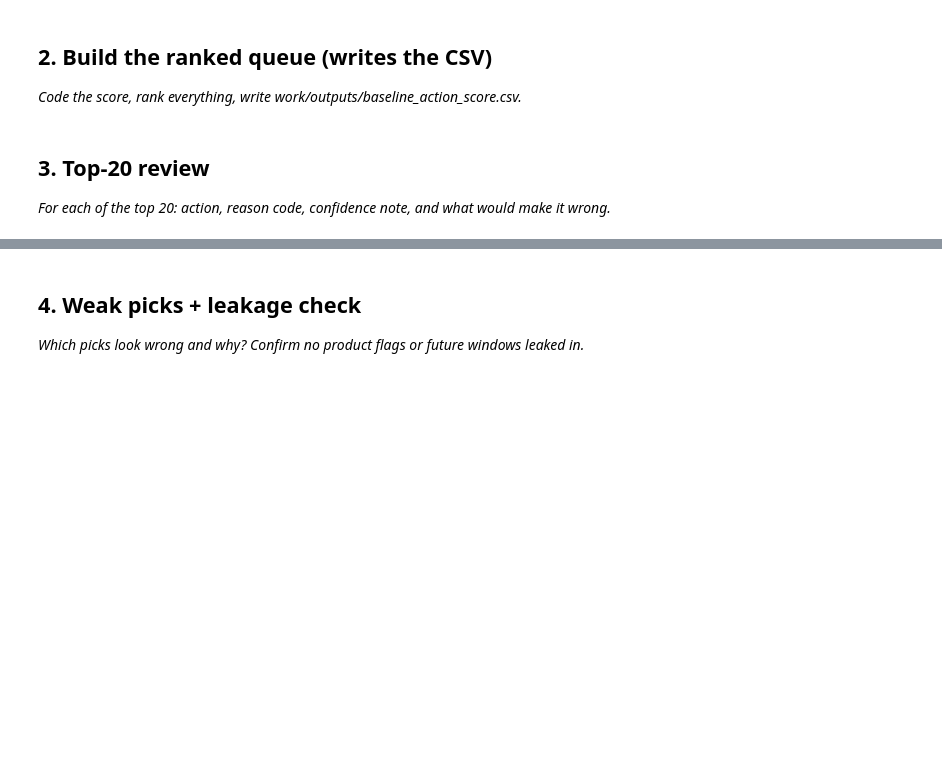
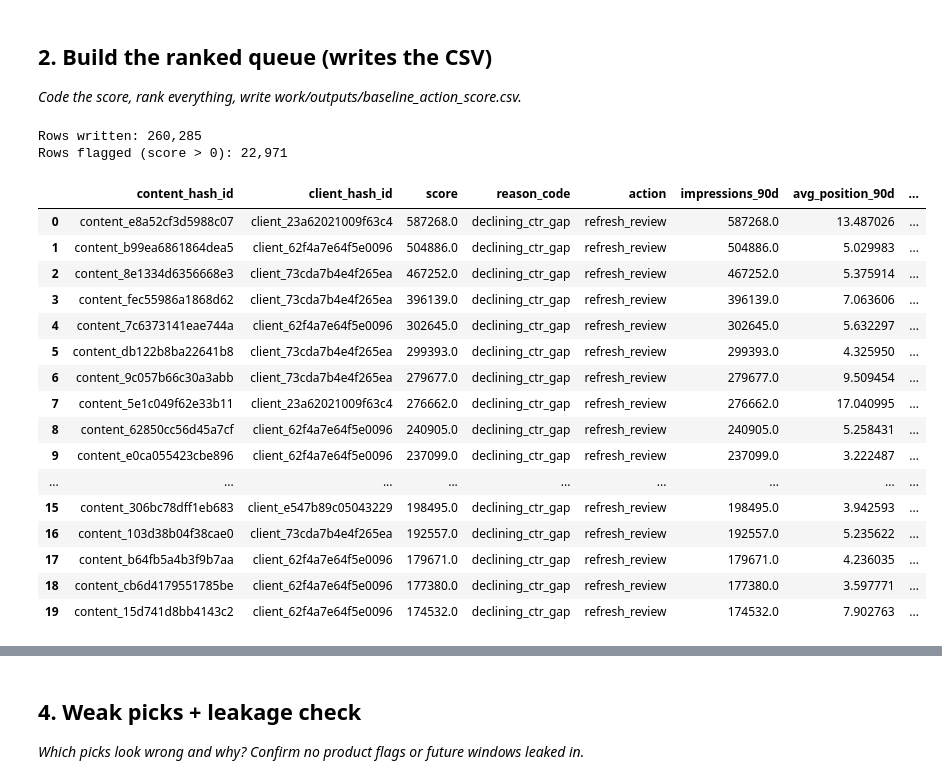
Before and after one commit to MissNaliaka/SEO-Content-Opportunity-Scoring, a Jupyter notebook: work/notebooks/w04_baseline_score.ipynb, the cells around one changed output, grey strips where cells are left out. Saved outputs shown, nothing was run; the diff lists cells and outputs as text; code cells hidden in the pictures; blank space fills up the shorter version.

```diff
--- a/work/notebooks/w04_baseline_score.ipynb
+++ b/work/notebooks/w04_baseline_score.ipynb
@@ -33,7 +124,51 @@ Thresholds, and why: `impressions_90d >= 500` (visibility floor — matches FlyR
 ## 2. Build the ranked queue (writes the CSV)
 
 *Code the score, rank everything, write work/outputs/baseline_action_score.csv.*
-# %% [markdown]
-## 3. Top-20 review
-
-*For each of the top 20: action, reason code, confidence note, and what would make it wrong.*
+# %%
+import os
+import numpy as np
+
+visible = feature_df["impressions_90d"] >= 500
+position_ok = (feature_df["avg_position_90d"] > 0) & (feature_df["avg_position_90d"] <= 20)
+ctr_low = feature_df["ctr"] < 0.4
+declining = feature_df["is_declining"] == 1
+
+flag = visible & position_ok & ctr_low & declining
+
+feature_df["score"] = np.where(flag, feature_df["impressions_90d"], 0)
+feature_df["reason_code"] = np.where(flag, "declining_ctr_gap", "not_flagged")
+feature_df["action"] = np.where(flag, "refresh_review", "monitor")
+
+queue_cols = [
+    "content_hash_id", "client_hash_id", "score", "reason_code", "action",
+    "impressions_90d", "avg_position_90d", "ctr", "imp_early", "imp_late",
+    "content_type", "main_intent",
+]
+ranked = feature_df.sort_values("score", ascending=False).reset_index(drop=True)[queue_cols]
+
+os.makedirs("../outputs", exist_ok=True)
+ranked.to_csv("../outputs/baseline_action_score_warehouse.csv", index=False)
+
+print(f"Rows written: {len(ranked):,}")
+print(f"Rows flagged (score > 0): {(ranked['score'] > 0).sum():,}")
+ranked.head(20)
+# %% [output]
+Rows written: 260,285
+Rows flagged (score > 0): 22,971
+|  | content_hash_id | client_hash_id | score | reason_code | action | impressions_90d | avg_position_90d | ... |
+| 0 | content_e8a52cf3d5988c07 | client_23a62021009f63c4 | 587268.0 | declining_ctr_gap | refresh_review | 587268.0 | 13.487026 | ... |
+| 1 | content_b99ea6861864dea5 | client_62f4a7e64f5e0096 | 504886.0 | declining_ctr_gap | refresh_review | 504886.0 | 5.029983 | ... |
+| 2 | content_8e1334d6356668e3 | client_73cda7b4e4f265ea | 467252.0 | declining_ctr_gap | refresh_review | 467252.0 | 5.375914 | ... |
+| 3 | content_fec55986a1868d62 | client_73cda7b4e4f265ea | 396139.0 | declining_ctr_gap | refresh_review | 396139.0 | 7.063606 | ... |
+| 4 | content_7c6373141eae744a | client_62f4a7e64f5e0096 | 302645.0 | declining_ctr_gap | refresh_review | 302645.0 | 5.632297 | ... |
+| 5 | content_db122b8ba22641b8 | client_73cda7b4e4f265ea | 299393.0 | declining_ctr_gap | refresh_review | 299393.0 | 4.325950 | ... |
+| 6 | content_9c057b66c30a3abb | client_73cda7b4e4f265ea | 279677.0 | declining_ctr_gap | refresh_review | 279677.0 | 9.509454 | ... |
+| 7 | content_5e1c049f62e33b11 | client_23a62021009f63c4 | 276662.0 | declining_ctr_gap | refresh_review | 276662.0 | 17.040995 | ... |
+| 8 | content_62850cc56d45a7cf | client_62f4a7e64f5e0096 | 240905.0 | declining_ctr_gap | refresh_review | 240905.0 | 5.258431 | ... |
+| 9 | content_e0ca055423cbe896 | client_62f4a7e64f5e0096 | 237099.0 | declining_ctr_gap | refresh_review | 237099.0 | 3.222487 | ... |
+| ... | ... | ... | ... | ... | ... | ... | ... | ... |
+| 15 | content_306bc78dff1eb683 | client_e547b89c05043229 | 198495.0 | declining_ctr_gap | refresh_review | 198495.0 | 3.942593 | ... |
+| 16 | content_103d38b04f38cae0 | client_73cda7b4e4f265ea | 192557.0 | declining_ctr_gap | refresh_review | 192557.0 | 5.235622 | ... |
+| 17 | content_b64fb5a4b3f9b7aa | client_62f4a7e64f5e0096 | 179671.0 | declining_ctr_gap | refresh_review | 179671.0 | 4.236035 | ... |
+| 18 | content_cb6d4179551785be | client_62f4a7e64f5e0096 | 177380.0 | declining_ctr_gap | refresh_review | 177380.0 | 3.597771 | ... |
+| 19 | content_15d741d8bb4143c2 | client_62f4a7e64f5e0096 | 174532.0 | declining_ctr_gap | refresh_review | 174532.0 | 7.902763 | ... |
```
Also changed, not shown: parts of 8 cells of this notebook.
